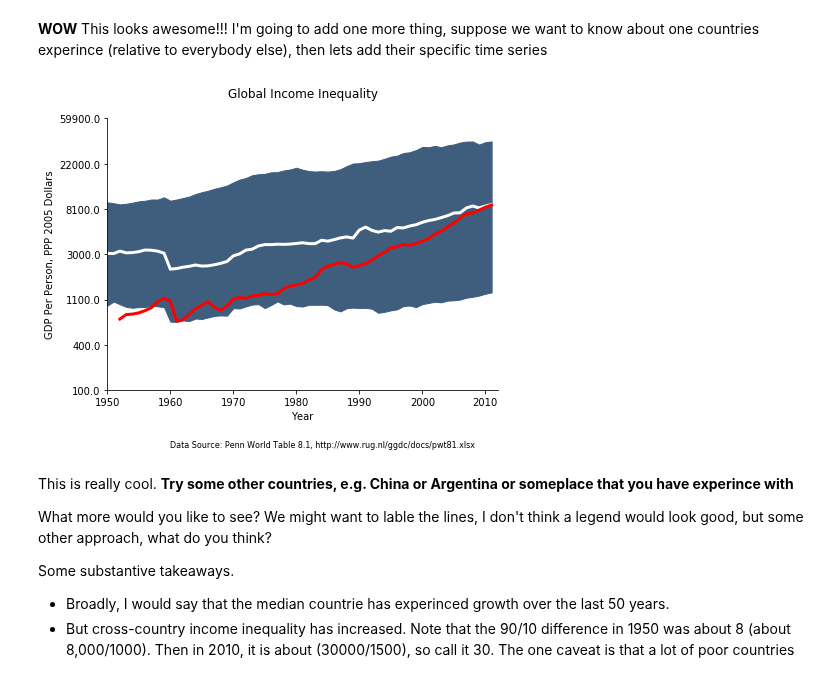
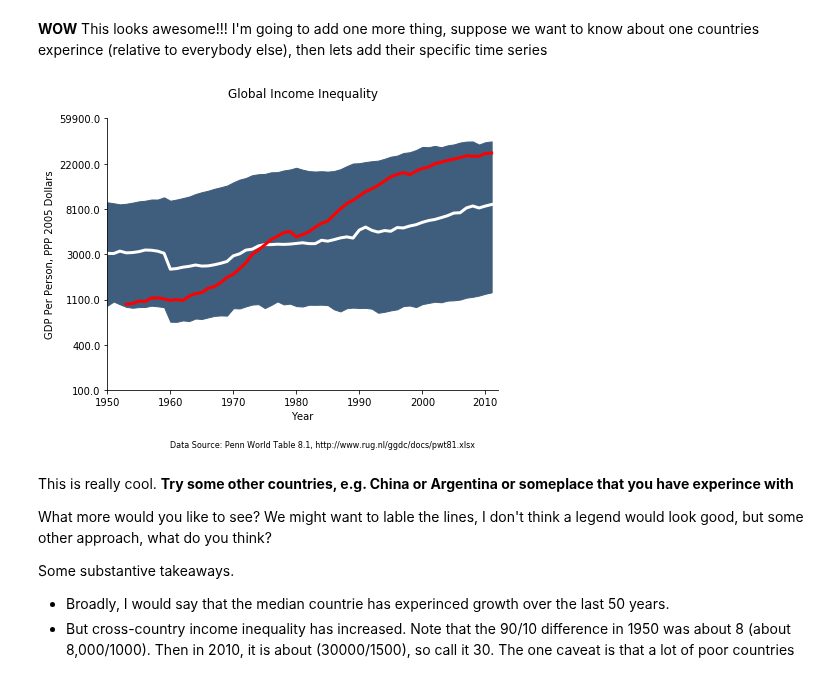
Before and after one commit to mwaugh0328/Data_Bootcamp_Fall_2017, a Jupyter notebook: data_bootcamp_1030/more_matplotlib_inequality.ipynb, the cells around one changed output. Drawn from its saved outputs; the diff is of its cells as text; code cells hidden in the pictures.

```diff
--- a/data_bootcamp_1030/more_matplotlib_inequality.ipynb
+++ b/data_bootcamp_1030/more_matplotlib_inequality.ipynb
@@ -551,35 +576,35 @@ ax.spines["right"].set_visible(False)
 ax.spines["top"].set_visible(False)
 
 ###############################################################
 # This is the new part
 
-ax.plot(med.index, np.log(pwt[pwt.countrycode == "CHN"].gdp_pop), color = 'r', lw = 3)
+ax.plot(med.index, np.log(pwt[pwt.countrycode == "KOR"].gdp_pop), color = 'r', lw = 3)
 
 # just plot on top, the x-axis, Korea's GDP per person, color, line width...
 
 ###############################################################
 
 ax.set_yticks(range(5,12))
 ax.set_xlim(1950,2012)
 # This sets the yticks so we can see center the graph in the middle
 
 y_label_list = np.exp(range(5,12))
 y_label_list = np.round(y_label_list,-2)
 
 ax.set_yticklabels(y_label_list)
 # This process above generates informative labels for the y-axis
 # so its not in log units, but in dollars
 
 ax.set_title("Global Income Inequality\n")
 ax.set_ylabel("GDP Per Person, PPP 2005 Dollars")
 ax.set_xlabel("Year")
 
 ax.text(1960, 3.75, "Data Source: Penn World Table 8.1, "
         "http://www.rug.nl/ggdc/docs/pwt81.xlsx", fontsize = 8)
 
 plt.show()
 # %% [output]
-[figure, old version]
+[figure, new version]
 # %% [markdown]
 This is really cool. **Try some other countries, e.g. China or Argentina or someplace that you have experince with**
 
```
Also changed, not shown: parts of 5 cells of this notebook.
